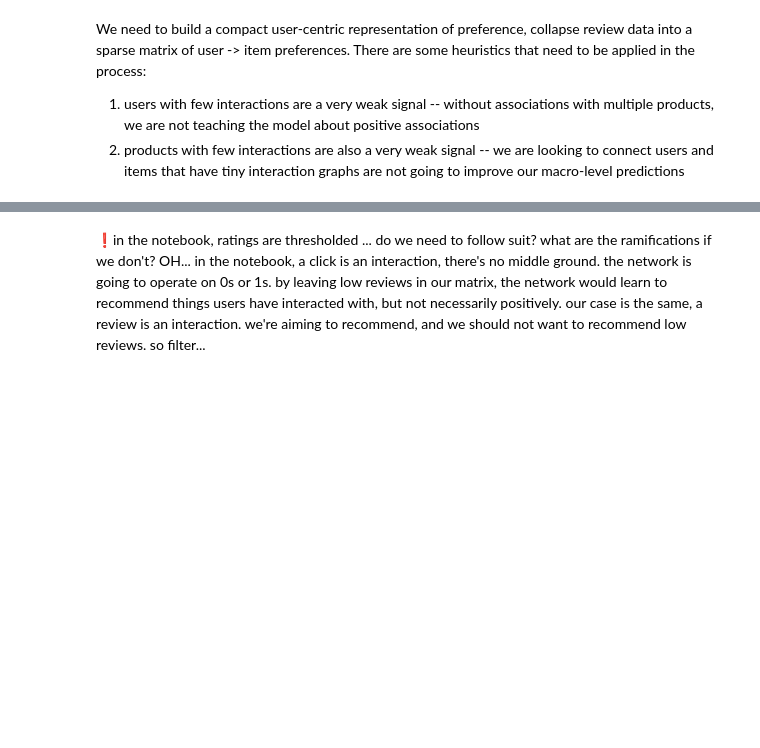
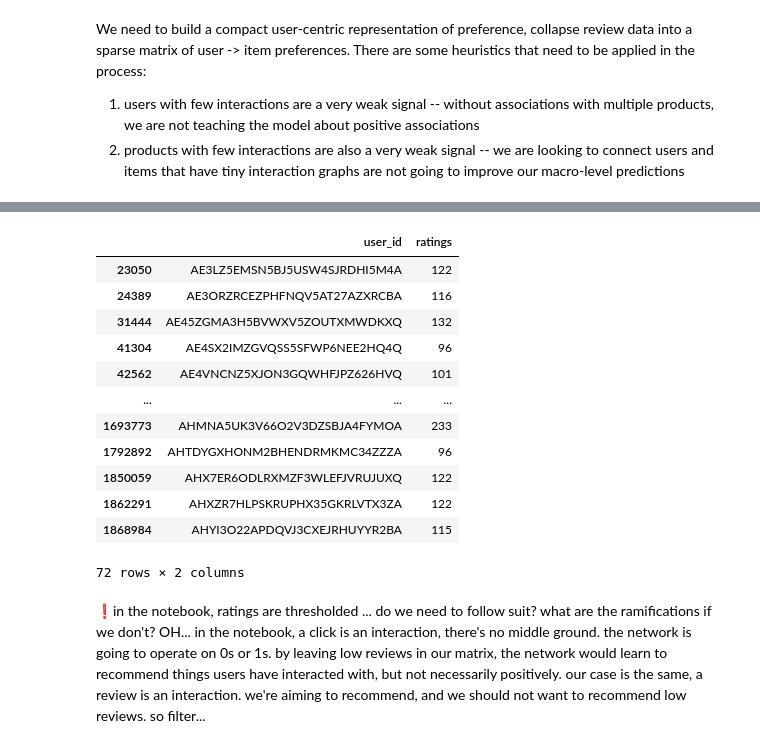
Before and after one commit to auto-d/deepcart, a Jupyter notebook: notebooks/modeling.ipynb, the cells around one changed output, grey strips where cells are left out. Saved outputs shown, nothing was run; the diff lists cells and outputs as text; code cells hidden in the pictures; blank space fills up the shorter version.

```diff
--- a/notebooks/modeling.ipynb
+++ b/notebooks/modeling.ipynb
@@ -34,9 +83,23 @@ users = pd.DataFrame(users).reset_index()
 users.rename(columns={'rating':'ratings'}, inplace=True)
 # %%
 # This is a configuration parameter, as above ... relax if we don't have issues with compute
-min_reviews = 10
+min_reviews = 95
 users = users[users.ratings > min_reviews]
 users
+# %% [output]
+|  | user_id | ratings |
+| 23050 | AE3LZ5EMSN5BJ5USW4SJRDHI5M4A | 122 |
+| 24389 | AE3ORZRCEZPHFNQV5AT27AZXRCBA | 116 |
+| 31444 | AE45ZGMA3H5BVWXV5ZOUTXMWDKXQ | 132 |
+| 41304 | AE4SX2IMZGVQSS5SFWP6NEE2HQ4Q | 96 |
+| 42562 | AE4VNCNZ5XJON3GQWHFJPZ626HVQ | 101 |
+| ... | ... | ... |
+| 1693773 | AHMNA5UK3V66O2V3DZSBJA4FYMOA | 233 |
+| 1792892 | AHTDYGXHONM2BHENDRMKMC34ZZZA | 96 |
+| 1850059 | AHX7ER6ODLRXMZF3WLEFJVRUJUXQ | 122 |
+| 1862291 | AHXZR7HLPSKRUPHX35GKRLVTX3ZA | 122 |
+| 1868984 | AHYI3O22APDQVJ3CXEJRHUYYR2BA | 115 |
+72 rows × 2 columns
 # %% [markdown]
 ❗in the notebook, ratings are thresholded ... do we need to follow suit? what are the ramifications if we don't? OH... in the notebook, a click is an interaction, there's no middle ground. the network is going to operate on 0s or 1s. by leaving low reviews in our matrix, the network would learn to recommend things users have interacted with, but not necessarily positively. our case is the same, a review is an interaction. we're aiming to recommend, and we should not want to recommend low reviews. so filter...
 # %%
```
Also changed, not shown: parts of 22 cells of this notebook.
